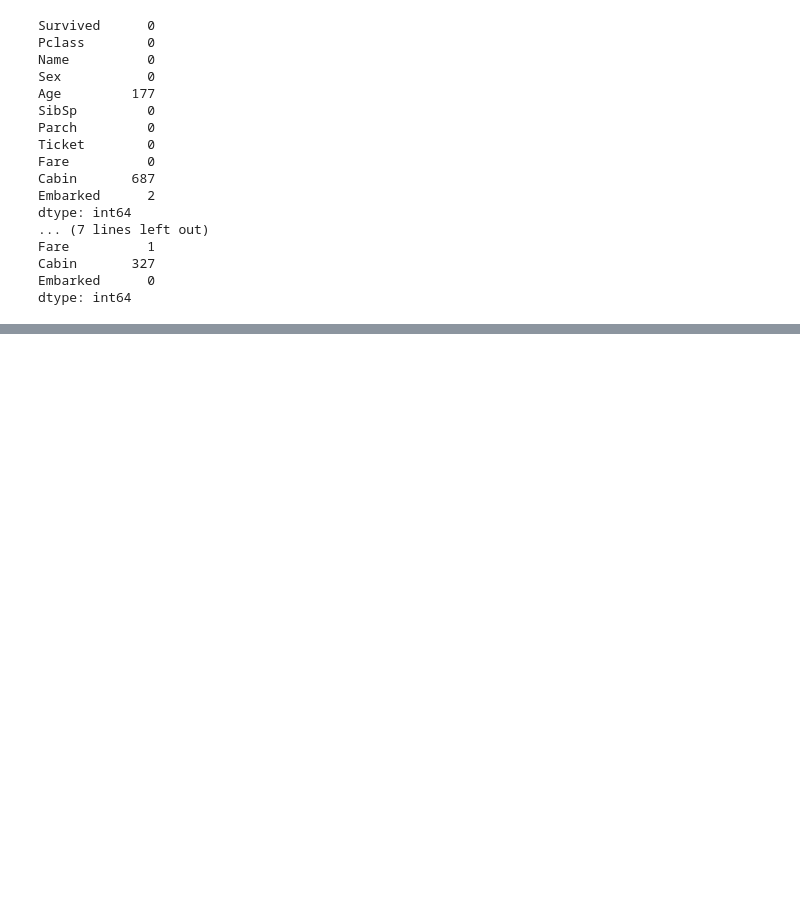
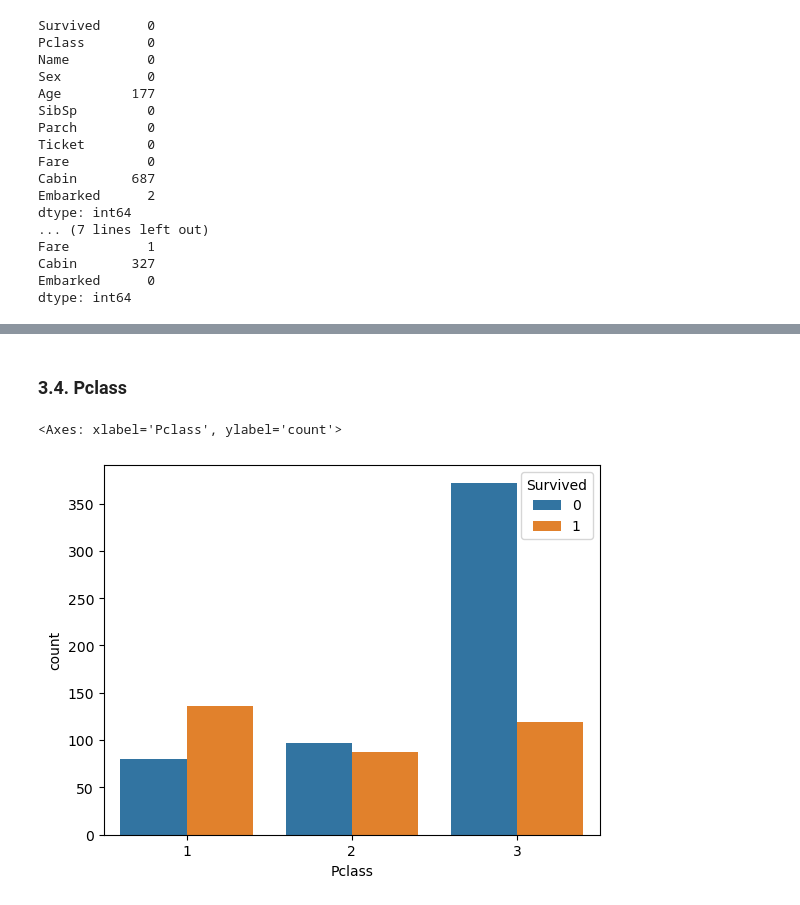
Before and after one commit to alwaysbemyday1/kaggle, a Jupyter notebook: Titanic/2nd_submission.ipynb, the cells around one changed output, grey strips where cells are left out. Saved outputs shown, nothing was run; the diff lists cells and outputs as text; code cells hidden in the pictures; blank space fills up the shorter version.

```diff
--- a/Titanic/2nd_submission.ipynb
+++ b/Titanic/2nd_submission.ipynb
@@ -90,0 +99,14 @@ dtype: int64
+# %%
+# 성별 데이터 인코딩
+# 문자를 인식하지 못하는 ML 알고리즘을 위해 문자데이터를 숫자(0,1)로 변환해주는 작업
+train.loc[train['Sex']=='male', 'Sex'] = 0
+train.loc[train['Sex']=='female', 'Sex'] = 1
+test.loc[test['Sex']=='male', 'Sex'] = 0
+test.loc[test['Sex']=='female', 'Sex'] = 1
+# %% [markdown]
+### 3.4. Pclass
+# %%
+sns.countplot(data=train, x='Pclass', hue='Survived')
+# %% [output]
+<Axes: xlabel='Pclass', ylabel='count'>
+[figure, added]
```
Also changed, not shown: parts of 4 cells of this notebook.
